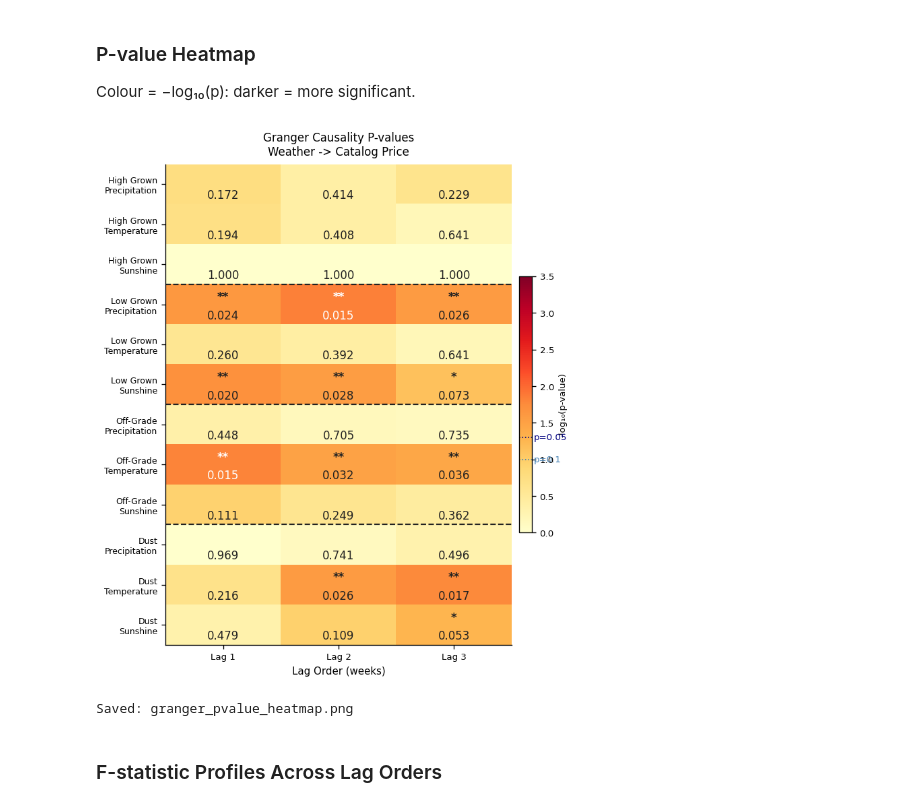
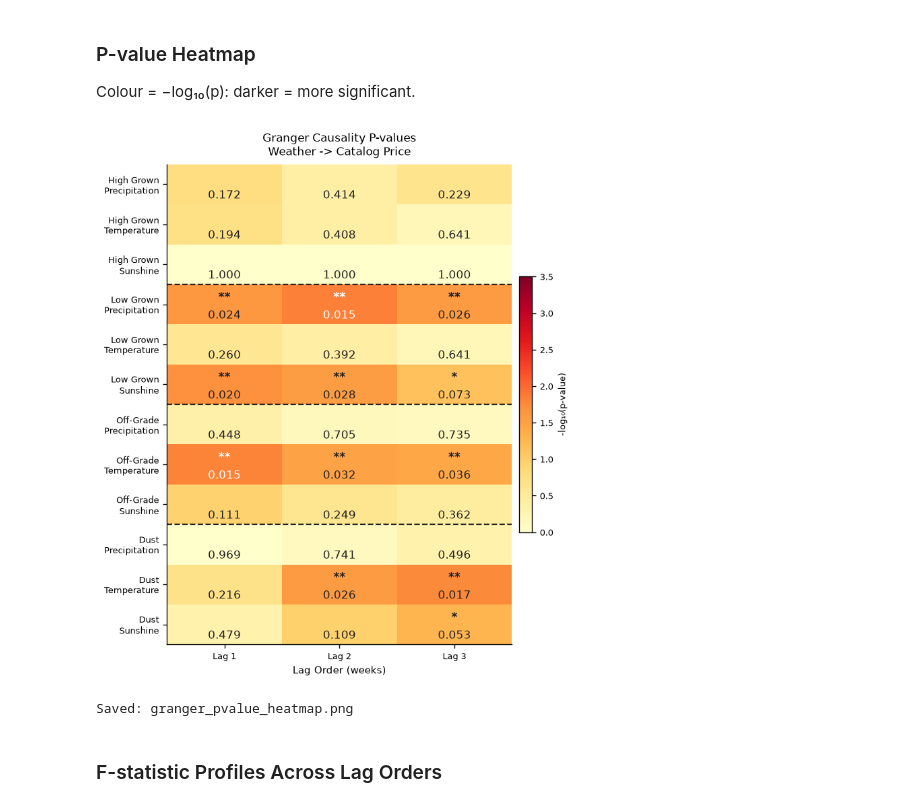
Before and after one commit to hesandism/data-analysis-for-tea-industry, a Jupyter notebook: notebooks/granger_causality.ipynb, the cells around one changed output. Saved outputs shown, nothing was run; the diff lists cells and outputs as text; code cells hidden in the pictures.

```diff
--- a/notebooks/granger_causality.ipynb
+++ b/notebooks/granger_causality.ipynb
@@ -25,9 +25,11 @@ from statsmodels.tsa.stattools import grangercausalitytests, adfuller
 from statsmodels.graphics.tsaplots import plot_acf, plot_pacf
 import matplotlib.pyplot as plt
 import matplotlib.patches as mpatches
+import matplotlib
 import seaborn as sns
 from IPython.display import display
-
+matplotlib.rcParams['pdf.fonttype'] = 42   # forces TrueType, not Type 3
+matplotlib.rcParams['ps.fonttype'] = 42
 pd.set_option('display.max_columns', 50)
 pd.set_option('display.width', 140)
 plt.rcParams.update({
@@ -386,39 +388,36 @@ im = ax.imshow(neg_log, aspect='auto', cmap='YlOrRd', vmin=0, vmax=3.5)
 
 ax.set_xticks(range(len(LAGS_ORDER)))
 ax.set_xticklabels([f'Lag {l}' for l in LAGS_ORDER])
 ax.set_yticks(range(len(row_labels)))
 ax.set_yticklabels(row_labels, fontsize=7.5)
 
 for div in [3, 6, 9]:
     ax.axhline(div - 0.5, color='#222', linewidth=1.3, linestyle='--')
 
 for i in range(p_arr.shape[0]):
     for j in range(p_arr.shape[1]):
         p     = p_arr[i, j]
         nlp   = neg_log[i, j]
         stars = '***' if p<0.01 else ('**' if p<0.05 else ('*' if p<0.10 else ''))
         tc    = 'white' if nlp > 1.8 else '#222'
         if stars:
             ax.text(j, i-0.18, stars, ha='center', va='center',
                     fontsize=10, fontweight='bold', color=tc)
         ax.text(j, i+0.28, f'{p:.3f}', ha='center', va='center',
                 fontsize=10, color=tc)
 
 cbar = fig.colorbar(im, ax=ax, fraction=0.035, pad=0.02)
 cbar.set_label('-log\u2081\u2080(p-value)', fontsize=8)
-for thresh, col in [(0.10, 'steelblue'), (0.05, 'navy')]:
-    cbar.ax.axhline(-np.log10(thresh), color=col, linewidth=1, linestyle=':')
-    cbar.ax.text(1.15, -np.log10(thresh), f'p={thresh}', va='center',
-                 fontsize=8, color=col, transform=cbar.ax.transData)
+
 
 ax.set_title('Granger Causality P-values\nWeather -> Catalog Price', pad=8)
 ax.set_xlabel('Lag Order (weeks)')
 fig.tight_layout()
-fig.savefig(OUTPUT_DIR / 'granger_pvalue_heatmap.png', dpi=150, bbox_inches='tight')
+fig.savefig(OUTPUT_DIR / 'granger_pvalue_heatmap.pdf', dpi=150, bbox_inches='tight')
 plt.show()
 print('Saved: granger_pvalue_heatmap.png')
 # %% [output]
-[figure, old version]
+[figure, new version]
 Saved: granger_pvalue_heatmap.png
 # %% [markdown]
 ### F-statistic Profiles Across Lag Orders
```
Also changed, not shown: parts of 1 cell of this notebook, 1 other file.
